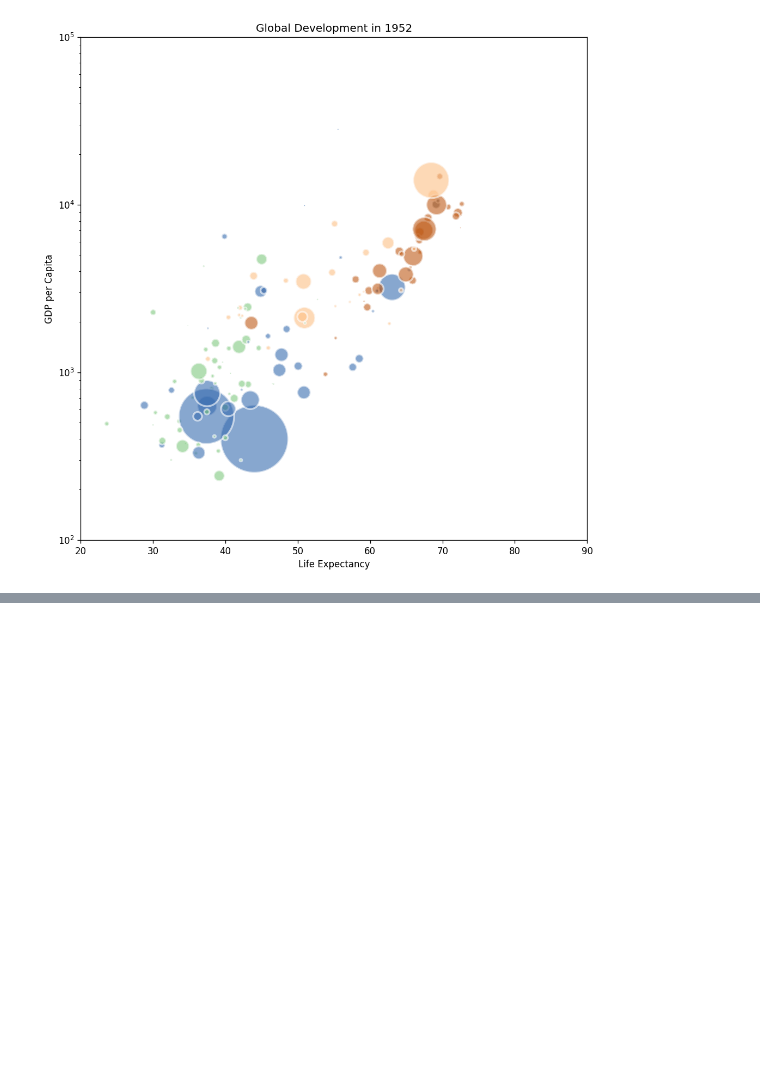
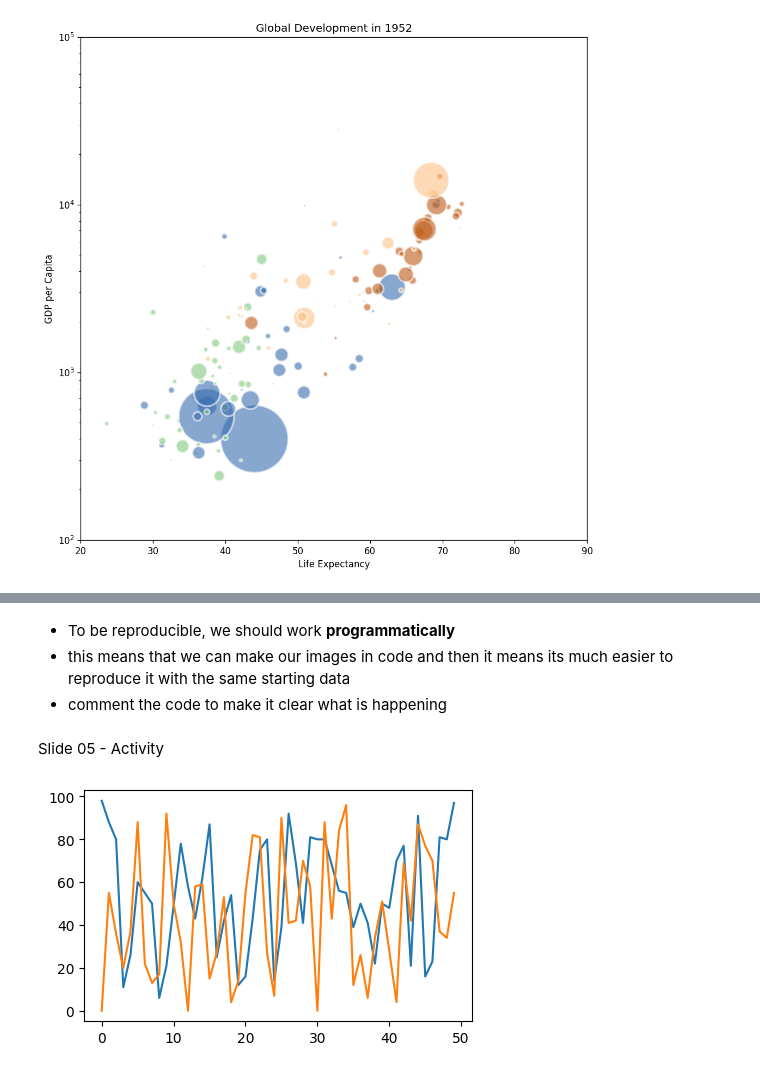
Before and after one commit to dhamijap/visualization, a Jupyter notebook: 02_activities/assignments/participation/assignment-1.ipynb, the cells around one changed output, grey strips where cells are left out. Saved outputs shown, nothing was run; the diff lists cells and outputs as text; code cells hidden in the pictures; blank space fills up the shorter version.

```diff
--- a/02_activities/assignments/participation/assignment-1.ipynb
+++ b/02_activities/assignments/participation/assignment-1.ipynb
@@ -484,0 +490,25 @@ ani.save('gapminder-2.gif', fps=10)
+# %% [markdown]
+- To be reproducible, we should work __programmatically__
+- this means that we can make our images in code and then it means its much easier to reproduce it with the same starting data
+- comment the code to make it clear what is happening
+# %% [markdown]
+Slide 05 - Activity
+# %%
+import numpy as np
+import matplotlib.pyplot as plt
+import pandas as pd
+import scipy
+import PIL
+import requests
+np.random.seed(613)
+x = np.arange(50)
+y1 = np.random.randint(0, 100,50)
+y2 = np.random.randint(0, 100,50)
+# %%
+# makes the figure
+fig, ax = plt.subplots(figsize=(5, 3))
+ax.plot(x,y1)
+ax.plot(x,y2)
+fig.show()
+# %% [output]
+[figure, added]
```
Also changed, not shown: parts of 19 cells of this notebook.
